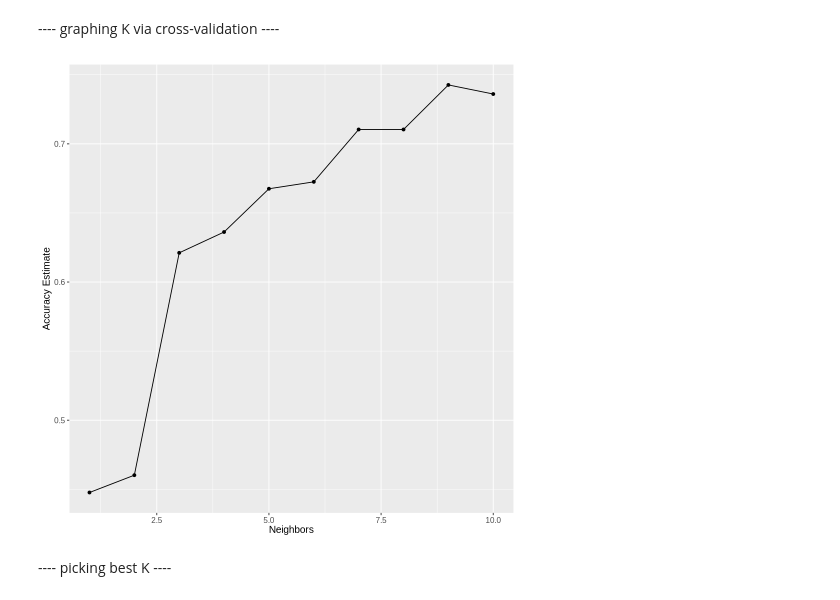
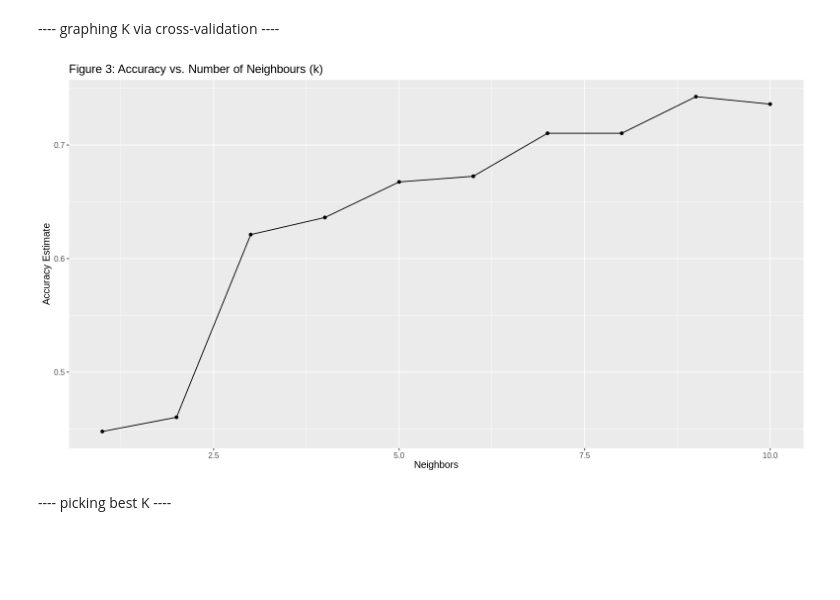
Before and after one commit to RealBabyPotato/DSCI-100-Final-Project, a Jupyter notebook: FinalProject.ipynb, the cells around one changed output. Cells and saved outputs as stored; diff of their text form; code cells hidden in the pictures; blank space fills up the shorter version.

```diff
--- a/FinalProject.ipynb
+++ b/FinalProject.ipynb
@@ -261,13 +201,13 @@ A tibble: 10 × 7
 # %%
 accuracy_vs_k <- ggplot(accuracies, aes(x = neighbors, y = mean)) +
     geom_point() +
     geom_line() +
-    labs(x = "Neighbors", y = "Accuracy Estimate") +
+    labs(x = "Neighbors", y = "Accuracy Estimate", title = "Figure 3: Accuracy vs. Number of Neighbours (k)") +
     theme(text = element_text(size = 12))
 
 accuracy_vs_k
 # %% [output]
-[figure, old version]
+[figure, new version]
 # %% [markdown]
 ---- picking best K ----
 # %%
```
Also changed, not shown: parts of 6 cells of this notebook.
